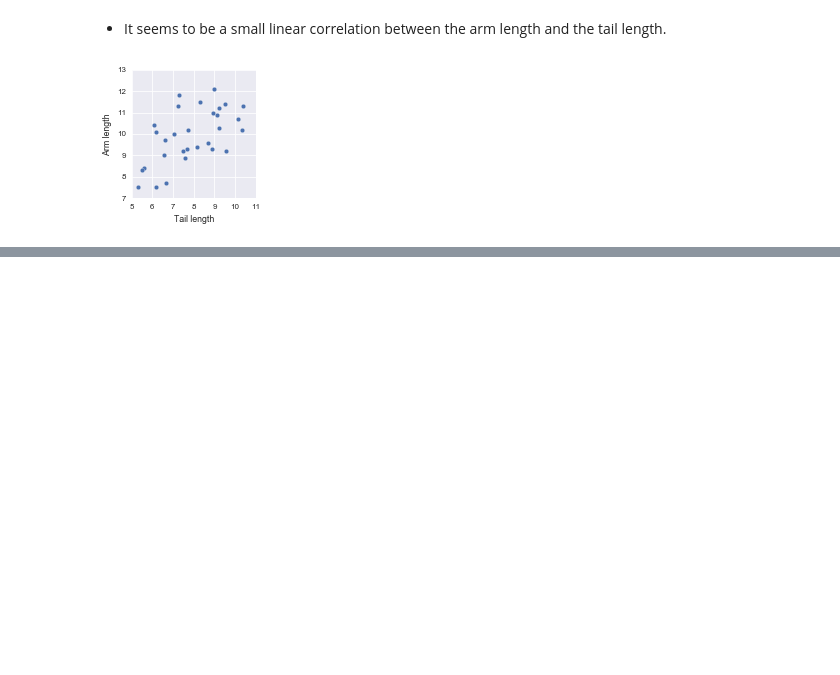
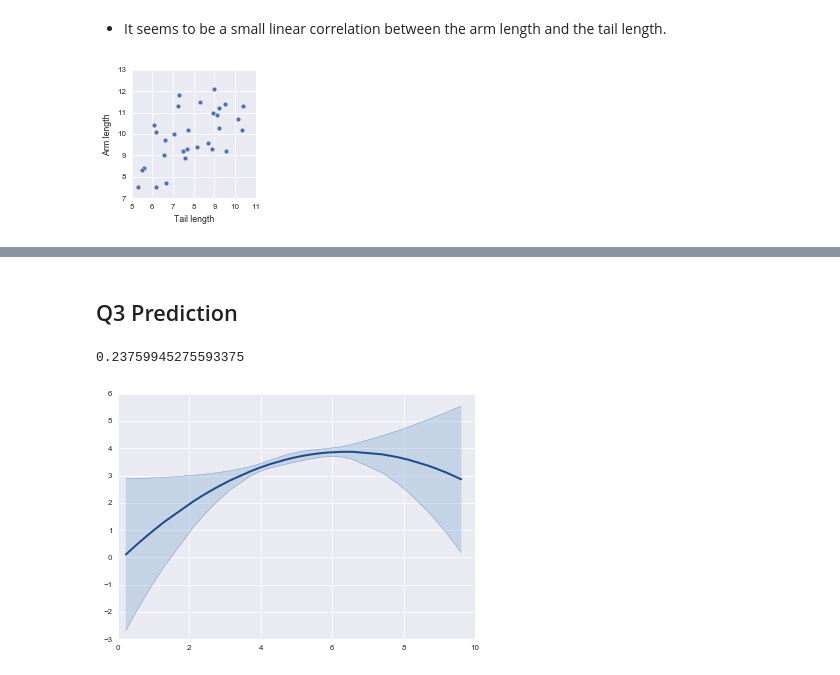
Before and after one commit to ggutierrez/SMFO, a Jupyter notebook: lab1/Lab1LinearRegression.ipynb, the cells around one changed output, grey strips where cells are left out. Saved outputs shown, nothing was run; the diff lists cells and outputs as text; code cells hidden in the pictures; blank space fills up the shorter version.

```diff
--- a/lab1/Lab1LinearRegression.ipynb
+++ b/lab1/Lab1LinearRegression.ipynb
@@ -134 +177,3 @@ print beta, covBeta
+# %% [markdown]
+## Q3 Prediction
 # %%
@@ -176,0 +212,15 @@ R2(X,F,B,np.asarray(beta))
+# %%
+# Compute a linear regression with the experiment data
+tau2 = np.var(data[:,4] - data[:,5])/2.0
+(beta,covBeta) = LR(X,F,B,tau2)
+
+# Use the LR to predict on random data
+x = np.random.random_sample((50,X.shape[1]))*10.0
+x = np.sort(x, axis=0)
+
+mean_pred, cov_pred = predLR(x, B, beta, covBeta)
+plotModel(x[:,0:1], mean_pred, cov_pred)
+R2(X,F,B,beta)
+# %% [output]
+0.23759945275593375
+[figure, added]
```
Also changed, not shown: parts of 12 cells of this notebook, 10 other files.
